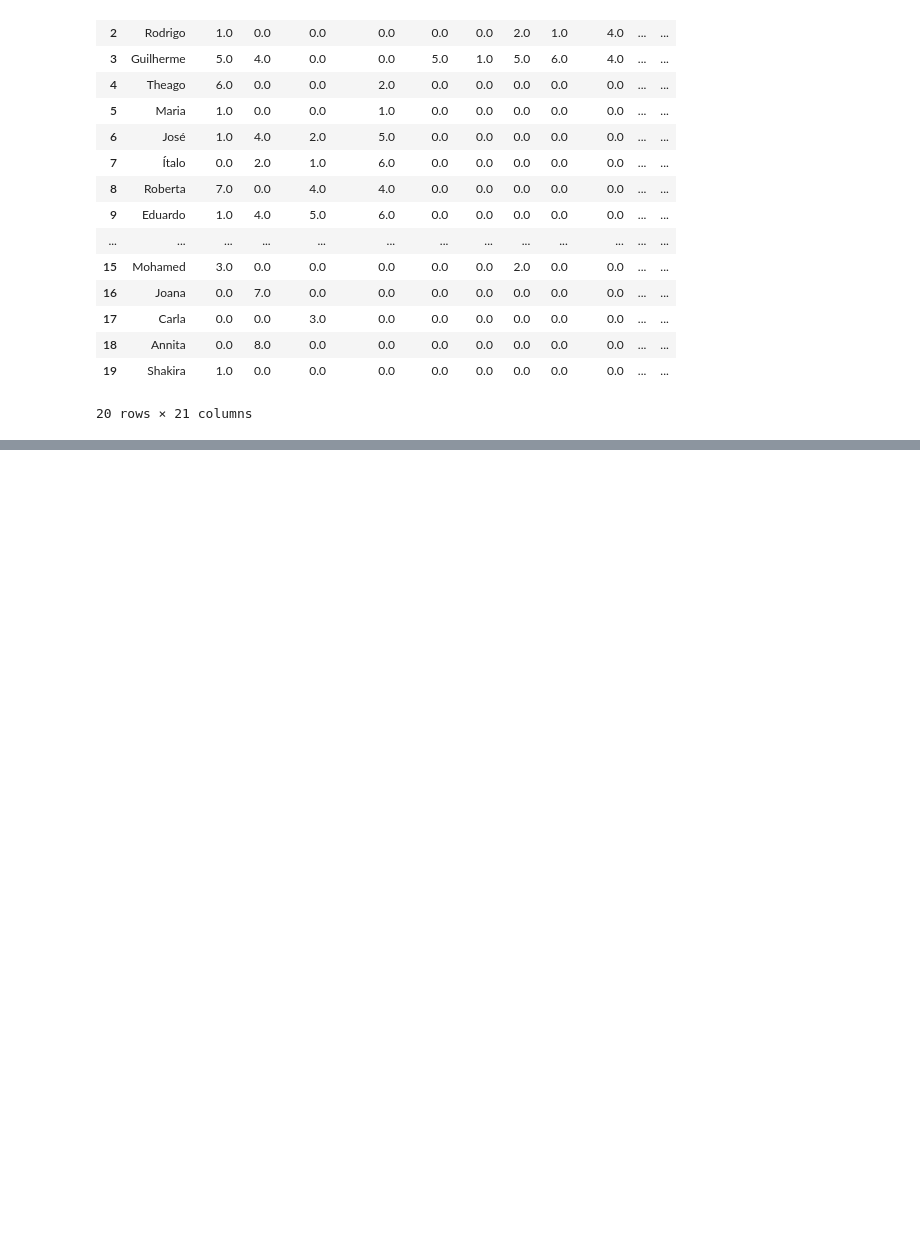
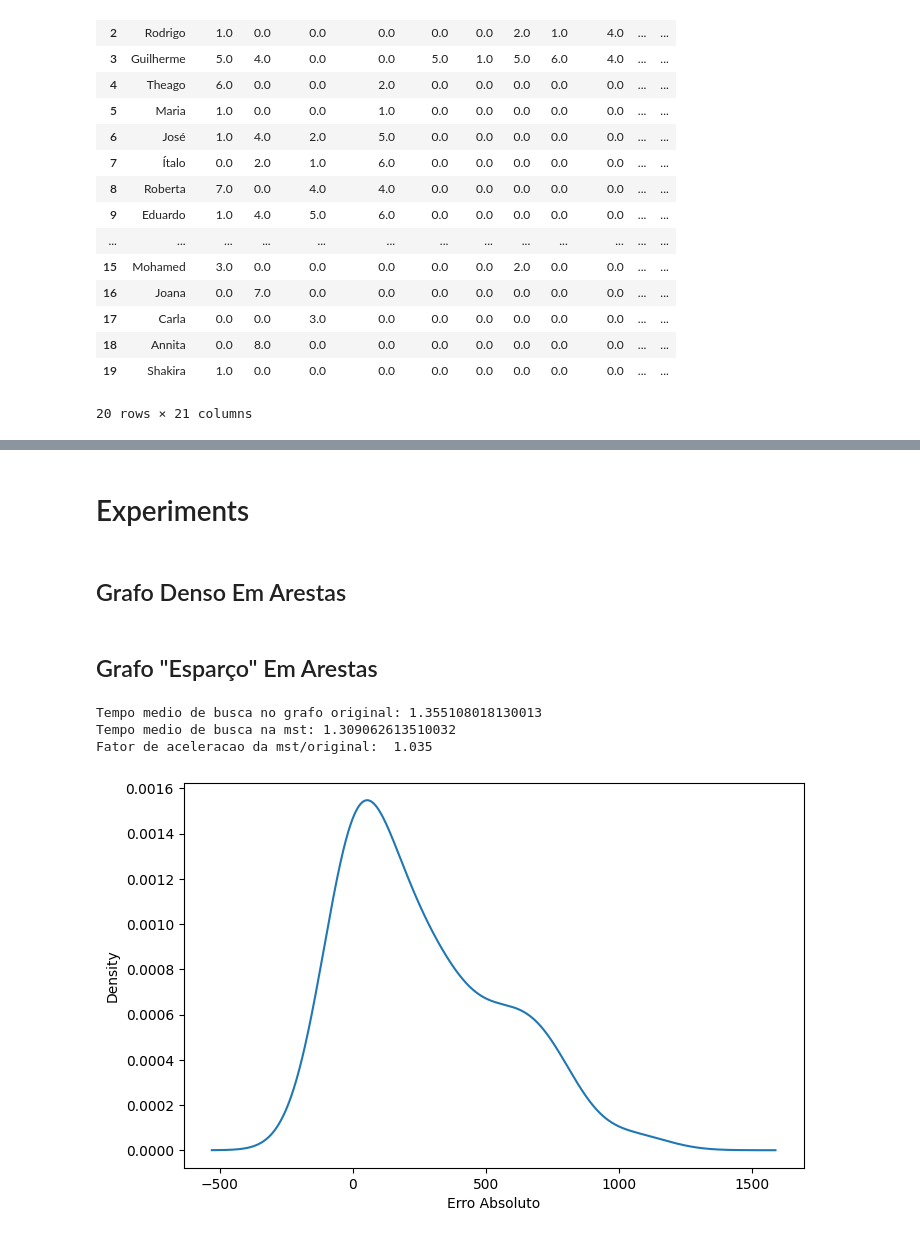
Before and after one commit to Jean-Reinhold/data-structures-and-algorithms, a Jupyter notebook: src/minimum_spanning_trees_kruskal.ipynb, the cells around one changed output, grey strips where cells are left out. Saved outputs shown, nothing was run; the diff lists cells and outputs as text; code cells hidden in the pictures; blank space fills up the shorter version.

Commit message:
Feat: reran experiments with new graph generators

```diff
--- a/src/minimum_spanning_trees_kruskal.ipynb
+++ b/src/minimum_spanning_trees_kruskal.ipynb
@@ -383,7 +383,7 @@ def generate_connected_graph(n_nodes, additional_pairs):
 
         if current_size >= 1:
             index = random.randint(1, current_size) - 1
-            graph.add_edge(vertices[index], v, weight=random.randint(1,5))
+            graph.add_edge(vertices[index], v, weight=random.randint(1,100))
 
         current_size += 1
 
@@ -495,4 +469,17 @@ plt.show()
+# %% [markdown]
+# Experiments
+# %% [markdown]
+## Grafo Denso Em Arestas
 # %%
+N_NODES = 1000
+N_EDGES = 800 -1
+
+N_PAIRS = 50
+N_REPEATS = 1
+
+social_network = social_network = generate_connected_graph(n_nodes=N_NODES, additional_pairs=N_EDGES)
+mst = kruskal_mst(social_network)
+
 pairs = [random.choices(list(social_network.vertices), k=2) for _ in range(N_PAIRS)]
 
 avg_original_graph_search_time = test_avg_search_wait_time(social_network, pairs, n_repeats=N_REPEATS)
@@ -518,0 +503,37 @@ for (u, v), weight in mst.get_edges().items():
+# %% [markdown]
+## Grafo "Esparço" Em Arestas
+# %%
+N_NODES = 700
+N_EDGES = 100 - 1
+
+N_PAIRS = 50
+N_REPEATS = 2
+
+social_network = social_network = generate_connected_graph(n_nodes=N_NODES, additional_pairs=N_EDGES)
+mst = kruskal_mst(social_network)
+
+pairs = [random.choices(list(social_network.vertices), k=2) for _ in range(N_PAIRS)]
+
+avg_original_graph_search_time = test_avg_search_wait_time(social_network, pairs, n_repeats=N_REPEATS)
+avg_mst_graph_search_time = test_avg_search_wait_time(mst, pairs, n_repeats=N_REPEATS)
+
+print(f"Tempo medio de busca no grafo original: {avg_original_graph_search_time}")
+print(f"Tempo medio de busca na mst: {avg_mst_graph_search_time}")
+print(f"Fator de aceleracao da mst/original: {avg_original_graph_search_time/avg_mst_graph_search_time: .3f}")
+
+errors = []
+for pair in tqdm(pairs, desc="Computando erro absoluto entre distancias", position=0, leave=True):
+  nodes_distance_original, _ = dijkstra(social_network, *pair)
+  nodes_distance_mst, _ = dijkstra(mst, *pair)
+  errors.append(abs(nodes_distance_original - nodes_distance_mst))
+
+fig, ax = plt.subplots(figsize=(8, 5))
+ax = pd.Series(errors).plot.kde()
+ax.set_xlabel("Erro Absoluto")
+
+plt.show()
+# %% [output]
+Tempo medio de busca no grafo original: 1.355108018130013
+Tempo medio de busca na mst: 1.309062613510032
+Fator de aceleracao da mst/original:  1.035
+[figure, added]
```
Also changed, not shown: parts of 8 cells of this notebook.
